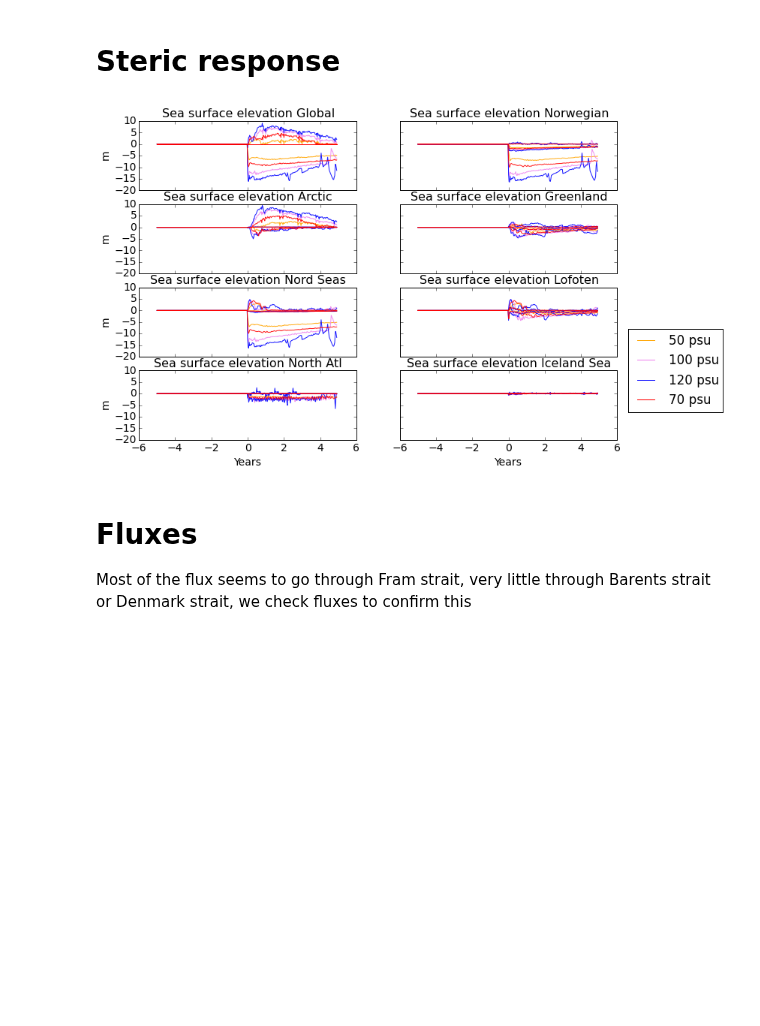
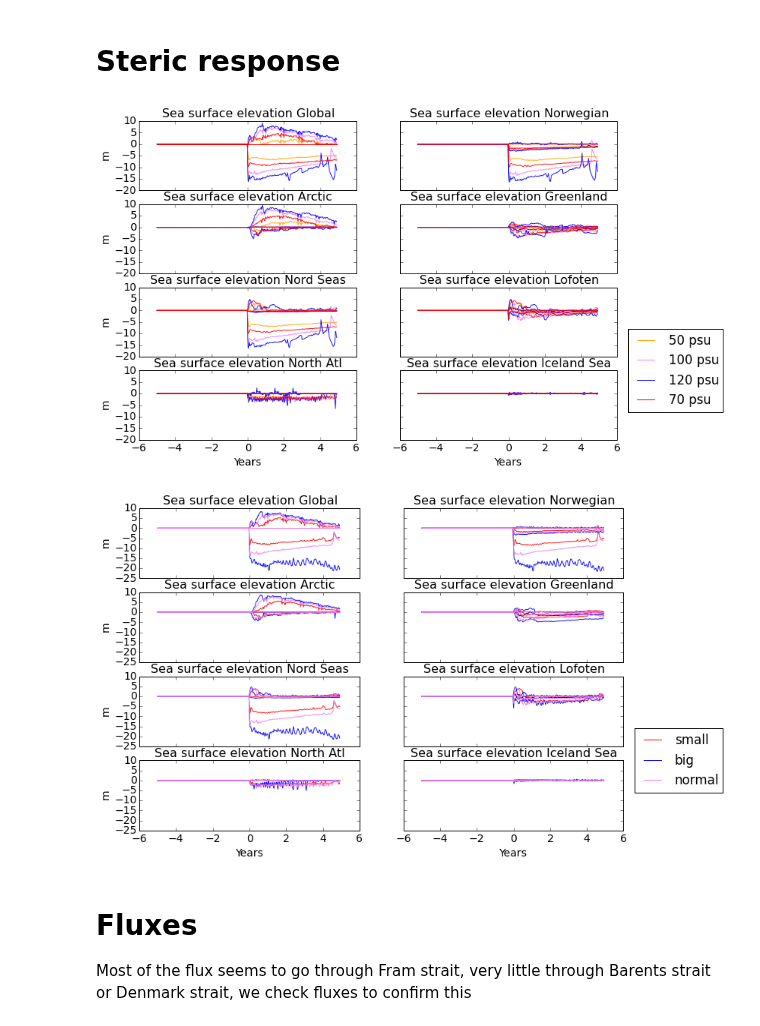
Before and after one commit to AlessandroMozzato/notebooks, a Jupyter notebook: Perturbation-comparison.ipynb, the cells around one changed output. Cells and saved outputs as stored; diff of their text form; code cells hidden in the pictures; blank space fills up the shorter version.

```diff
--- a/Perturbation-comparison.ipynb
+++ b/Perturbation-comparison.ipynb
@@ -428,33 +514,35 @@ def plot_dynStLayers(dic,col_dic,row=4,col=2):
     ls_dic = { 36 : '-' , 18 : '--' , 9 : '..' }
     colvar = {'eta_mean':'black','eta_max':'red','eta_min':'blue'}
     for el in dic:
         data_pert = dic[el]["const"] ; data_diff = dic[el]["bench"]
         ax_ind = 0
         for reg in [0,4,1,5,2,6,3,7]:
             for var in ['eta_mean','eta_max','eta_min']:
                 data = data_pert.dataDyn[var][1:10*12*3,reg,0] - data_diff.dataDyn[var][1:10*12*3,reg,0]
                 if var == 'eta_mean':
                     axes.flat[ax_ind].plot(data_diff.dataDyn['time_lv_years'][0:10*12*3-2]-5,data[0:10*12*3-2],
                                     color=col_dic[el],alpha=alphavar[var],label=el)
                 else:
                     axes.flat[ax_ind].plot(data_diff.dataDyn['time_lv_years'][0:10*12*3-2]-5,data[0:10*12*3-2],
                                     color=col_dic[el],alpha=alphavar[var])
                 axes.flat[ax_ind].set_title('Sea surface elevation '+region_titles[reg],fontsize=16)
                 if (ax_ind)%2 == 0:
                     axes.flat[ax_ind].set_ylabel('m',fontsize=14)
                 axes.flat[6].set_xlabel('Years',fontsize=14)
                 axes.flat[7].set_xlabel('Years',fontsize=14)
                 axes.flat[ax_ind].tick_params(axis='both', which='major', labelsize=14)
 
             ax_ind += 1
         plt.legend(bbox_to_anchor=(1.05, 1), loc=6, borderaxespad=0.)
         fig.subplots_adjust(right=1.6,top=1.6)
     #fig.savefig('/noc/users/am8e13/Figures/multipert_ssh_regions',dpi=dpires, bbox_inches='tight')
 
 #plot_dynStLayers(pert_dic,pert_col)
 plot_dynStLayers(pert_conc,pert_conc_col)
+plot_dynStLayers(pert_size,pert_size_col)
 # %% [output]
 [figure]
+[figure, added]
 # %% [markdown]
 # Fluxes
 
```
Also changed, not shown: parts of 53 cells of this notebook.
